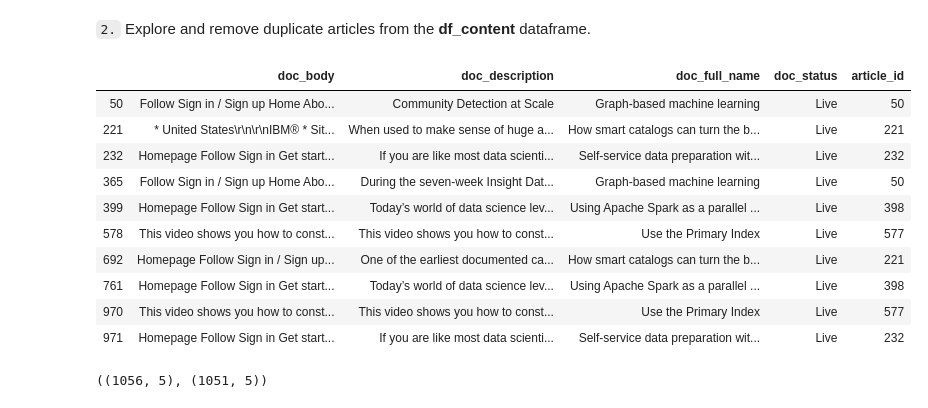
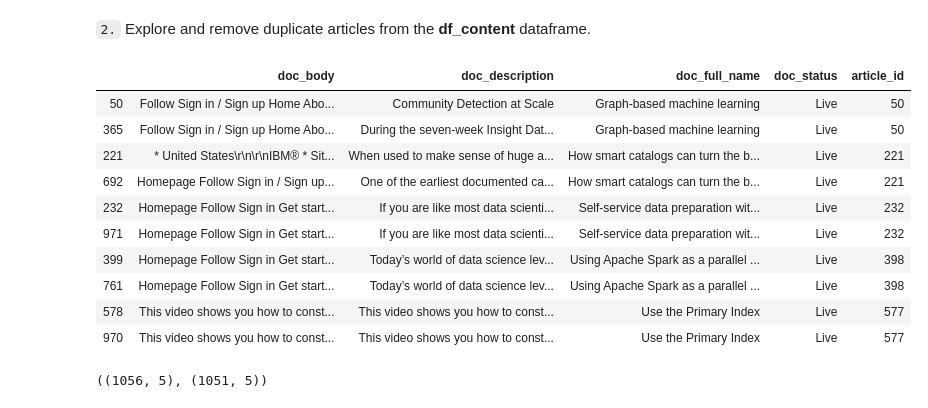
Before and after one commit to kimjinhaha/recommendations-with-IBM, a Jupyter notebook: Recommendations_with_IBM.ipynb, the cells around one changed output. Drawn from its saved outputs; the diff is of its cells as text; code cells hidden in the pictures.

Commit message:
Finished EDA and Rank-based recommendation

```diff
--- a/Recommendations_with_IBM.ipynb
+++ b/Recommendations_with_IBM.ipynb
@@ -80,19 +79,19 @@ max_views_by_user = 135# The maximum number of user-article interactions by any
 `2.` Explore and remove duplicate articles from the **df_content** dataframe.
 # %%
 # Find and explore duplicate articles
-df_content[df_content['article_id'].duplicated(keep=False)]
+df_content[df_content['article_id'].duplicated(keep=False)].sort_values(by='article_id')
 # %% [output]
 |  | doc_body | doc_description | doc_full_name | doc_status | article_id |
 | 50 | Follow Sign in / Sign up Home Abo... | Community Detection at Scale | Graph-based machine learning | Live | 50 |
+| 365 | Follow Sign in / Sign up Home Abo... | During the seven-week Insight Dat... | Graph-based machine learning | Live | 50 |
 | 221 | * United States\r\n\r\nIBM® * Sit... | When used to make sense of huge a... | How smart catalogs can turn the b... | Live | 221 |
+| 692 | Homepage Follow Sign in / Sign up... | One of the earliest documented ca... | How smart catalogs can turn the b... | Live | 221 |
 | 232 | Homepage Follow Sign in Get start... | If you are like most data scienti... | Self-service data preparation wit... | Live | 232 |
-| 365 | Follow Sign in / Sign up Home Abo... | During the seven-week Insight Dat... | Graph-based machine learning | Live | 50 |
+| 971 | Homepage Follow Sign in Get start... | If you are like most data scienti... | Self-service data preparation wit... | Live | 232 |
 | 399 | Homepage Follow Sign in Get start... | Today’s world of data science lev... | Using Apache Spark as a parallel ... | Live | 398 |
+| 761 | Homepage Follow Sign in Get start... | Today’s world of data science lev... | Using Apache Spark as a parallel ... | Live | 398 |
 | 578 | This video shows you how to const... | This video shows you how to const... | Use the Primary Index | Live | 577 |
-| 692 | Homepage Follow Sign in / Sign up... | One of the earliest documented ca... | How smart catalogs can turn the b... | Live | 221 |
-| 761 | Homepage Follow Sign in Get start... | Today’s world of data science lev... | Using Apache Spark as a parallel ... | Live | 398 |
 | 970 | This video shows you how to const... | This video shows you how to const... | Use the Primary Index | Live | 577 |
-| 971 | Homepage Follow Sign in Get start... | If you are like most data scienti... | Self-service data preparation wit... | Live | 232 |
 # %%
 # Remove any rows that have the same article_id - only keep the first
 df_content_unique = df_content.drop_duplicates(subset = ['article_id'], keep = 'first')
```
Also changed, not shown: parts of 18 cells of this notebook, 1 other file.
